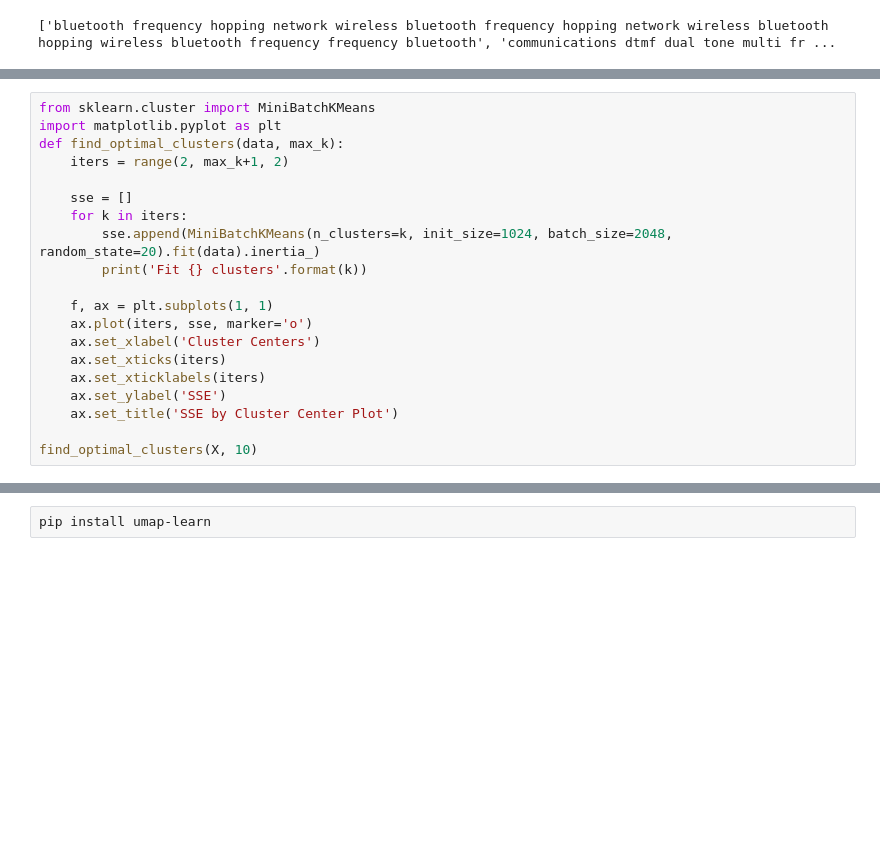
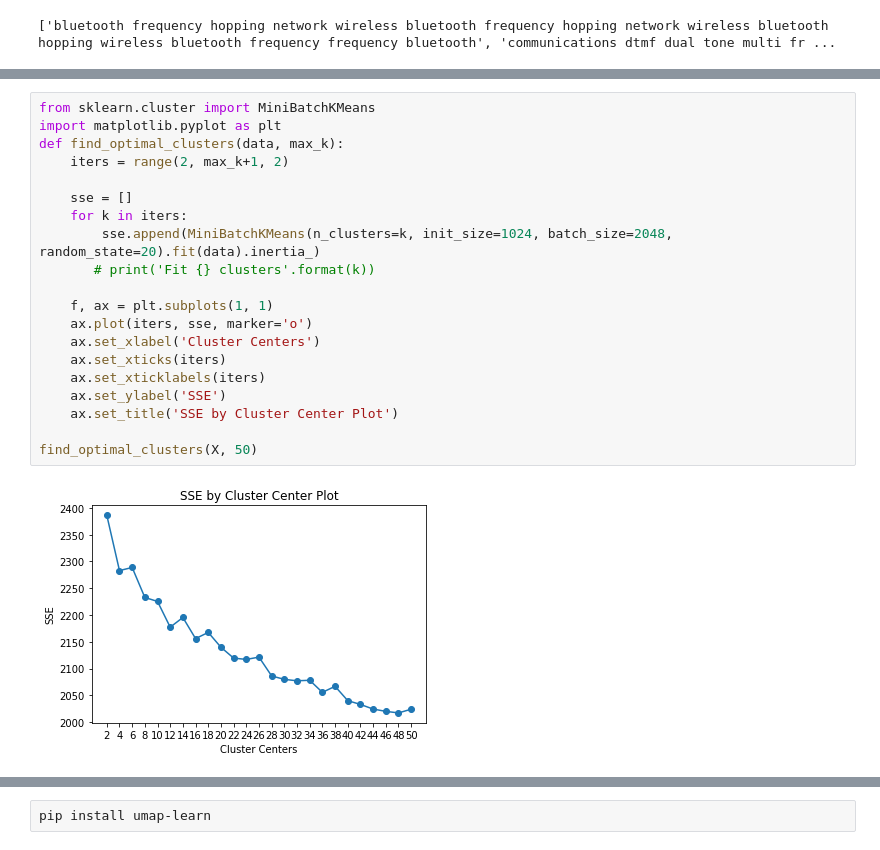
Before and after one commit to ashwinigit123/CSE6324Team5, a Jupyter notebook: Iteration2.ipynb, the cells around one changed output, grey strips where cells are left out. Drawn from its saved outputs; the diff is of its cells as text; blank space fills up the shorter version.

```diff
--- a/Iteration2.ipynb
+++ b/Iteration2.ipynb
@@ -150,22 +152,24 @@ print(terms)
 # %%
 from sklearn.cluster import MiniBatchKMeans
 import matplotlib.pyplot as plt
 def find_optimal_clusters(data, max_k):
     iters = range(2, max_k+1, 2)
 
     sse = []
     for k in iters:
         sse.append(MiniBatchKMeans(n_clusters=k, init_size=1024, batch_size=2048, random_state=20).fit(data).inertia_)
-        print('Fit {} clusters'.format(k))
+       # print('Fit {} clusters'.format(k))
 
     f, ax = plt.subplots(1, 1)
     ax.plot(iters, sse, marker='o')
     ax.set_xlabel('Cluster Centers')
     ax.set_xticks(iters)
     ax.set_xticklabels(iters)
     ax.set_ylabel('SSE')
     ax.set_title('SSE by Cluster Center Plot')
 
-find_optimal_clusters(X, 10)
+find_optimal_clusters(X, 50)
+# %% [output]
+[figure, added]
 # %%
 from sklearn.cluster import KMeans
```
Also changed, not shown: parts of 9 cells of this notebook.
